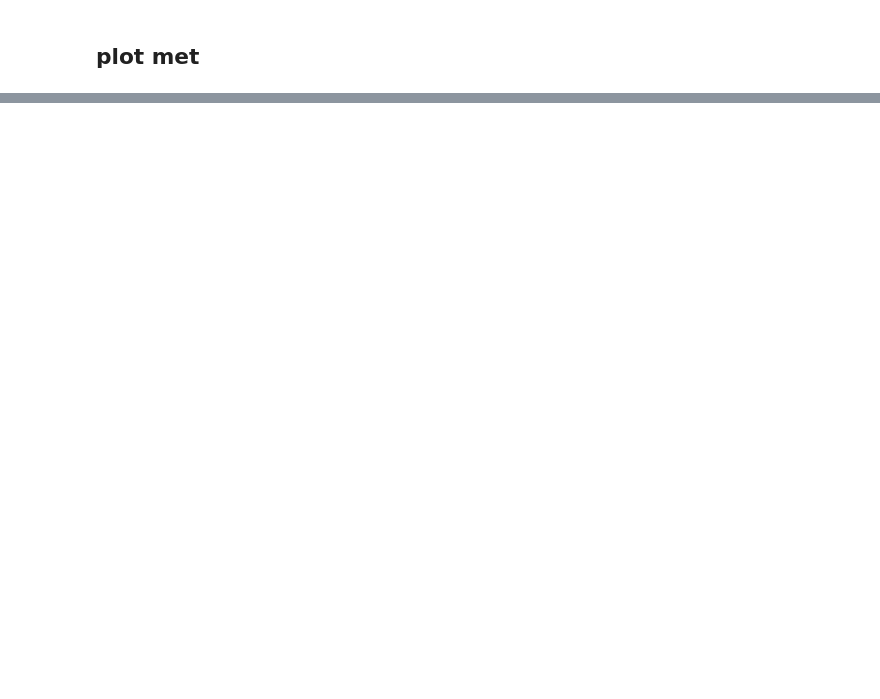
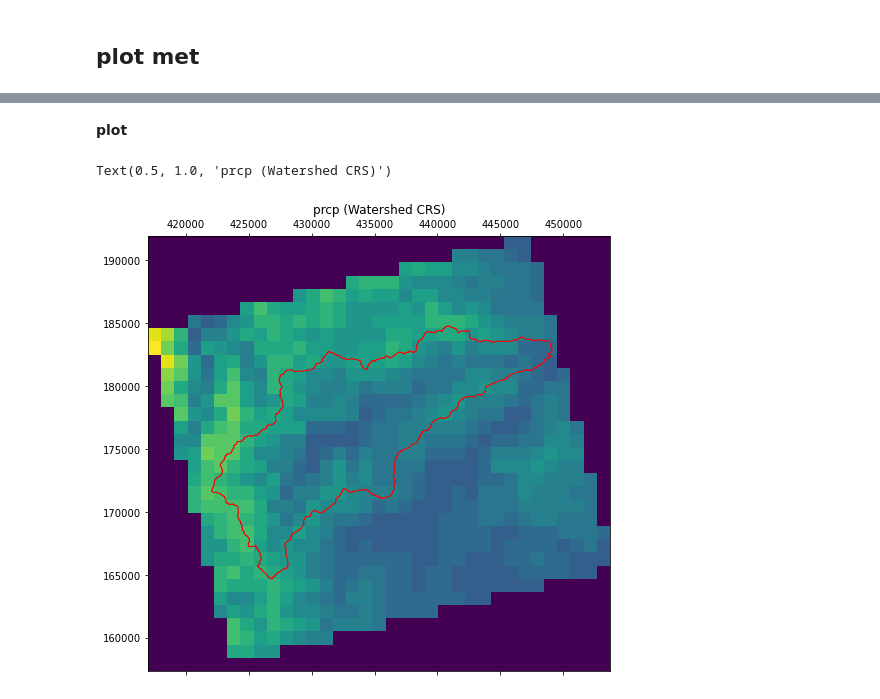
Before and after one commit to pinshuai/watershed-workflow, a Jupyter notebook: examples/download_data_streams.ipynb, the cells around one changed output, grey strips where cells are left out. Drawn from its saved outputs; the diff is of its cells as text; code cells hidden in the pictures; blank space fills up the shorter version.

```diff
--- a/examples/download_data_streams.ipynb
+++ b/examples/download_data_streams.ipynb
@@ -653,0 +801,6 @@ Text(0.5, 1.0, 'prcp')
+# %%
+with rasterio.open('./results/American_DayMet_prcp_2019-km.tiff', 'r') as fid:
+    daymet_profile = fid.profile
+    daymet_raster = fid.read(100) # default reads all bands in ndim(bands, rows, columns)
+
+logging.info(f'original profile: {daymet_profile}')
@@ -653,0 +810,8 @@ Text(0.5, 1.0, 'prcp')
+# %%
+# new_crs = workflow.crs.from_epsg(2856)
+new_crs = crs
+# output array has the shape of (bands, rows, columns)
+dst_profile, dst_raster = workflow.warp.raster(daymet_profile, daymet_raster, new_crs)
+dst_profile.update({'count': 1})
+
+logging.info(f'new profile: {dst_profile}')
@@ -653,0 +821,23 @@ Text(0.5, 1.0, 'prcp')
+# %% [markdown]
+**plot**
+# %%
+extent = rasterio.transform.array_bounds(dst_profile['height'], dst_profile['width'], dst_profile['transform']) # (x0, y0, x1, y1)
+plot_extent = extent[0], extent[2], extent[1], extent[3]
+
+vmin,vmax = np.nanmin(dst_raster), np.nanmax(dst_raster)
+# %%
+fig = plt.figure(figsize=(12, 8))
+ax = fig.add_subplot(111)
+
+workflow.plot.hucs(watershed, crs, ax=ax, color='r', linewidth=1)
+ax.matshow(dst_raster, extent=plot_extent, vmin = vmin, vmax = vmax, alpha=1, zorder=0)
+
+ax.set_title(var + ' (Watershed CRS)', fontsize = 12)
+# cax = ax.contourf(dem_raster, np.arange(vmin, vmax, 10),extent=extent,
+#                   cmap='cubehelix', vmin=vmin, vmax=vmax, origin='image')
+# # __apply_grid_to_axis(ax)
+# cbar = fig.colorbar(cax, ax=ax)
+# cbar.set_label('Elevation (m)',rotation=270)
+# %% [output]
+Text(0.5, 1.0, 'prcp (Watershed CRS)')
+[figure, added]
```
Also changed, not shown: parts of 37 cells of this notebook.
